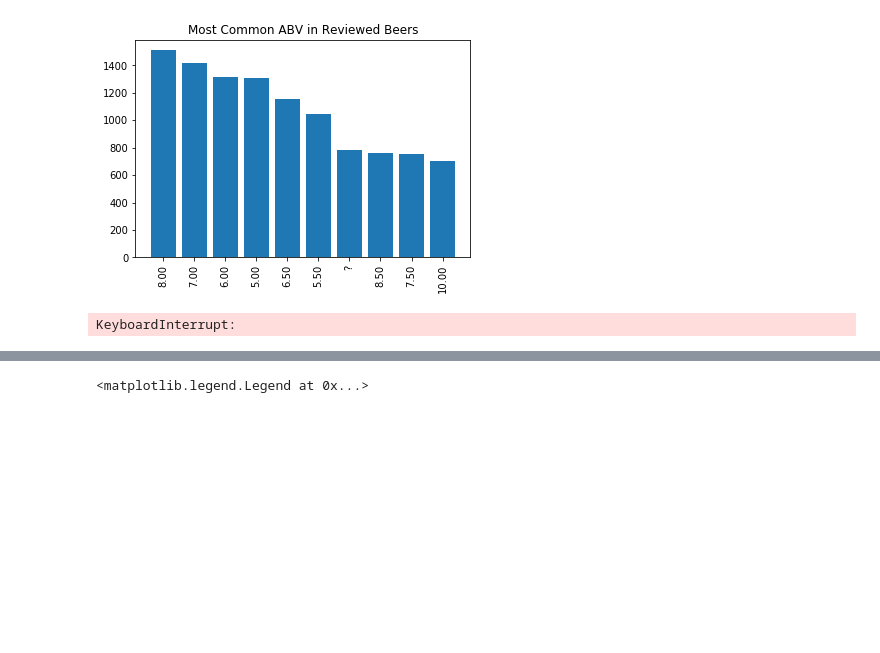
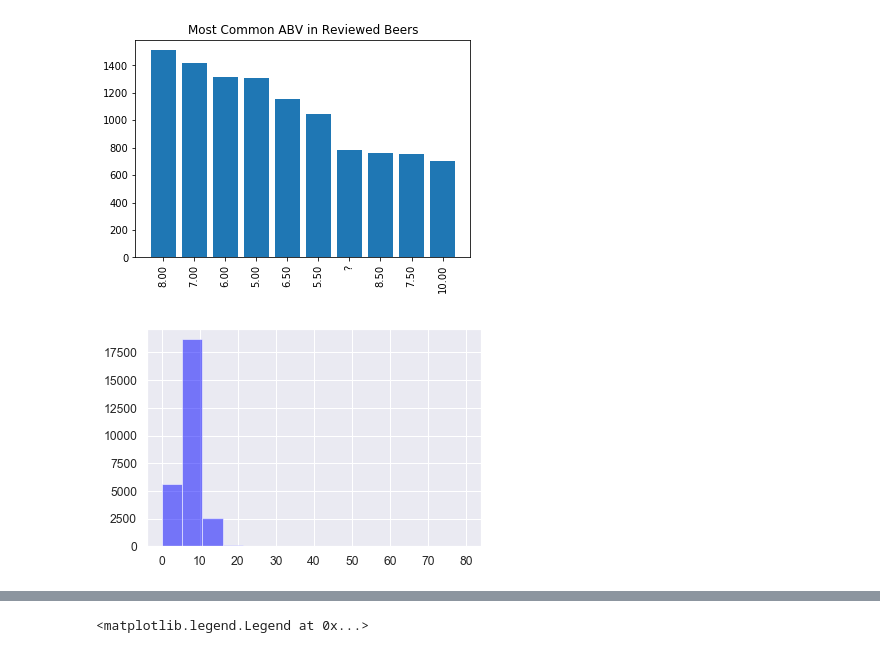
Before and after one commit to loisr/Beer-Recommendations, a Jupyter notebook: All Data.ipynb, the cells around one changed output, grey strips where cells are left out. Saved outputs shown, nothing was run; the diff lists cells and outputs as text; code cells hidden in the pictures; blank space fills up the shorter version.

Commit message:
abv visualizations

```diff
--- a/All Data.ipynb
+++ b/All Data.ipynb
@@ -696,9 +696,9 @@ plt.show()
 [figure]
 # %%
 import seaborn as sns
-# %%
-sns.countplot(x=beer_matrix['abv'], hue="value", data=pd.melt(df))
-
-plt.show()
-# %% [output]
-KeyboardInterrupt:
+# %%
+x = beer_matrix['abv']
+n, bins, patches = plt.hist(x, 15, facecolor='blue', alpha=0.5)
+plt.show()
+# %% [output]
+[figure, added]
```
Also changed, not shown: parts of 9 cells of this notebook.
